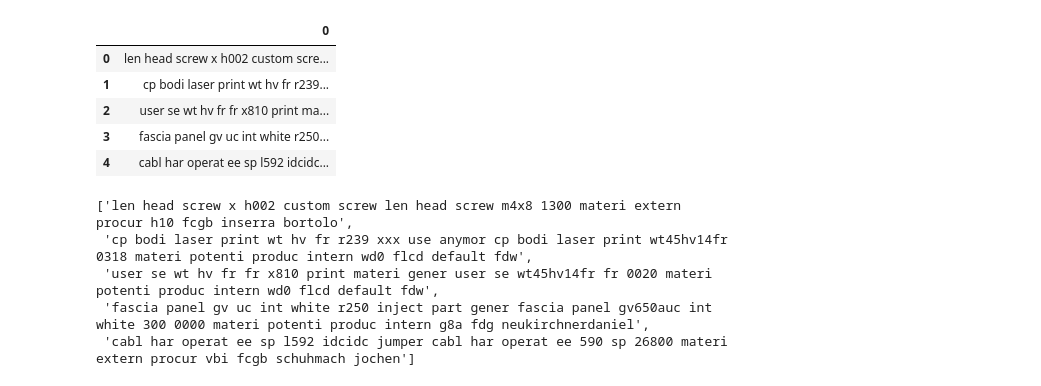
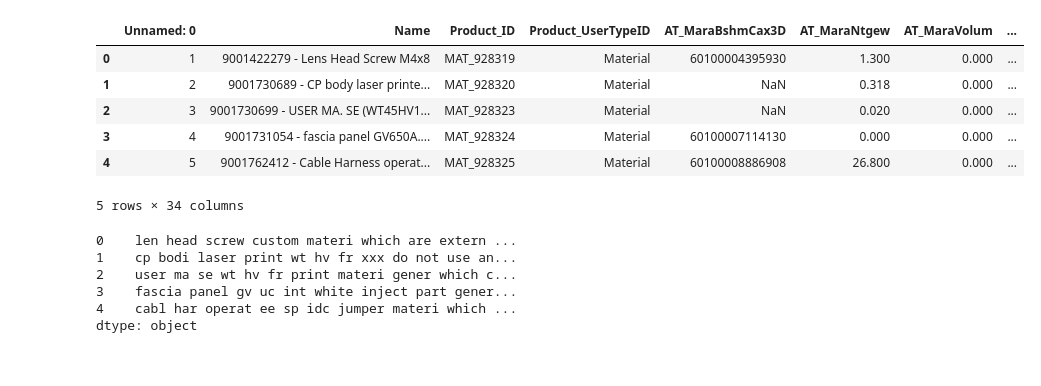
Before and after one commit to danielschulz/OMM-Innovation, a Jupyter notebook: model.ipynb, the cells around one changed output. Cells and saved outputs as stored; diff of their text form; code cells hidden in the pictures.

```diff
--- a/model.ipynb
+++ b/model.ipynb
@@ -1,21 +1,13 @@
 # %%
 import pandas as pd
 
-df = pd.read_csv(r'data/pandas_df2_cleaned.csv', dtype='str').iloc[:, 1:]
+df = pd.read_csv(r'data/pandas_df2.csv', dtype='str').iloc[:1000]
 df.head()
 # %% [output]
-|  | 0 |
-| 0 | len head screw x h002 custom scre... |
-| 1 | cp bodi laser print wt hv fr r239... |
-| 2 | user se wt hv fr fr x810 print ma... |
-| 3 | fascia panel gv uc int white r250... |
-| 4 | cabl har operat ee sp l592 idcidc... |
+|  | Unnamed: 0 | Name | Product_ID | Product_UserTypeID | AT_MaraBshmCax3D | AT_MaraNtgew | AT_MaraVolum | ... |
+| 0 | 1 | 9001422279 - Lens Head Screw M4x8 | MAT_928319 | Material | 60100004395930 | 1.300 | 0.000 | ... |
+| 1 | 2 | 9001730689 - CP body laser printe... | MAT_928320 | Material | NaN | 0.318 | 0.000 | ... |
+| 2 | 3 | 9001730699 - USER MA. SE (WT45HV1... | MAT_928323 | Material | NaN | 0.020 | 0.000 | ... |
+| 3 | 4 | 9001731054 - fascia panel GV650A.... | MAT_928324 | Material | 60100007114130 | 0.000 | 0.000 | ... |
+| 4 | 5 | 9001762412 - Cable Harness operat... | MAT_928325 | Material | 60100008886908 | 26.800 | 0.000 | ... |
+5 rows × 34 columns
-# %%
-df_list = df.iloc[:,0].values.tolist()
-df_list[:5]
-# %% [output]
-['len head screw x h002 custom screw len head screw m4x8 1300 materi extern procur h10 fcgb inserra bortolo',
- 'cp bodi laser print wt hv fr r239 xxx use anymor cp bodi laser print wt45hv14fr 0318 materi potenti produc intern wd0 flcd default fdw',
- 'user se wt hv fr fr x810 print materi gener user se wt45hv14fr fr 0020 materi potenti produc intern wd0 flcd default fdw',
- 'fascia panel gv uc int white r250 inject part gener fascia panel gv650auc int white 300 0000 materi potenti produc intern g8a fdg neukirchnerdaniel',
- 'cabl har operat ee sp l592 idcidc jumper cabl har operat ee 590 sp 26800 materi extern procur vbi fcgb schuhmach jochen']
@@ -21,0 +49,9 @@ df_list[:5]
+# %%
+df.head()
+# %% [output]
+0    len head screw custom materi which are extern ...
+1    cp bodi laser print wt hv fr xxx do not use an...
+2    user ma se wt hv fr print materi gener which c...
+3    fascia panel gv uc int white inject part gener...
+4    cabl har operat ee sp idc jumper materi which ...
+dtype: object
```
Also changed, not shown: parts of 5 cells of this notebook.
